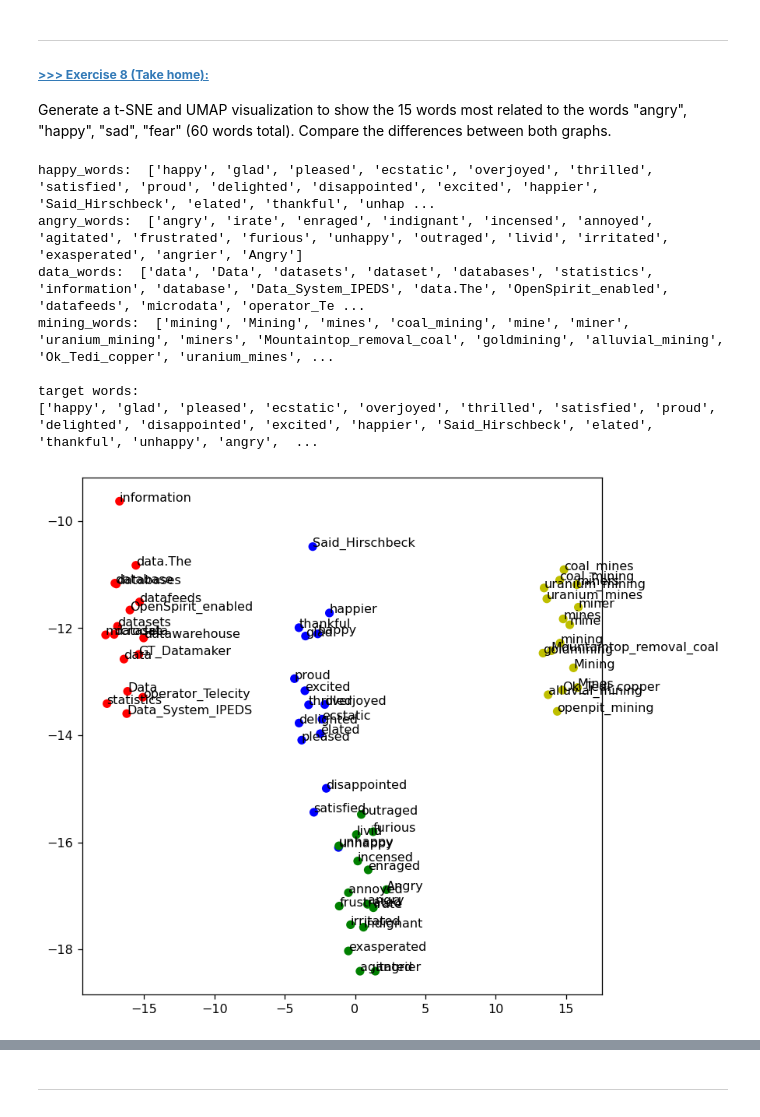
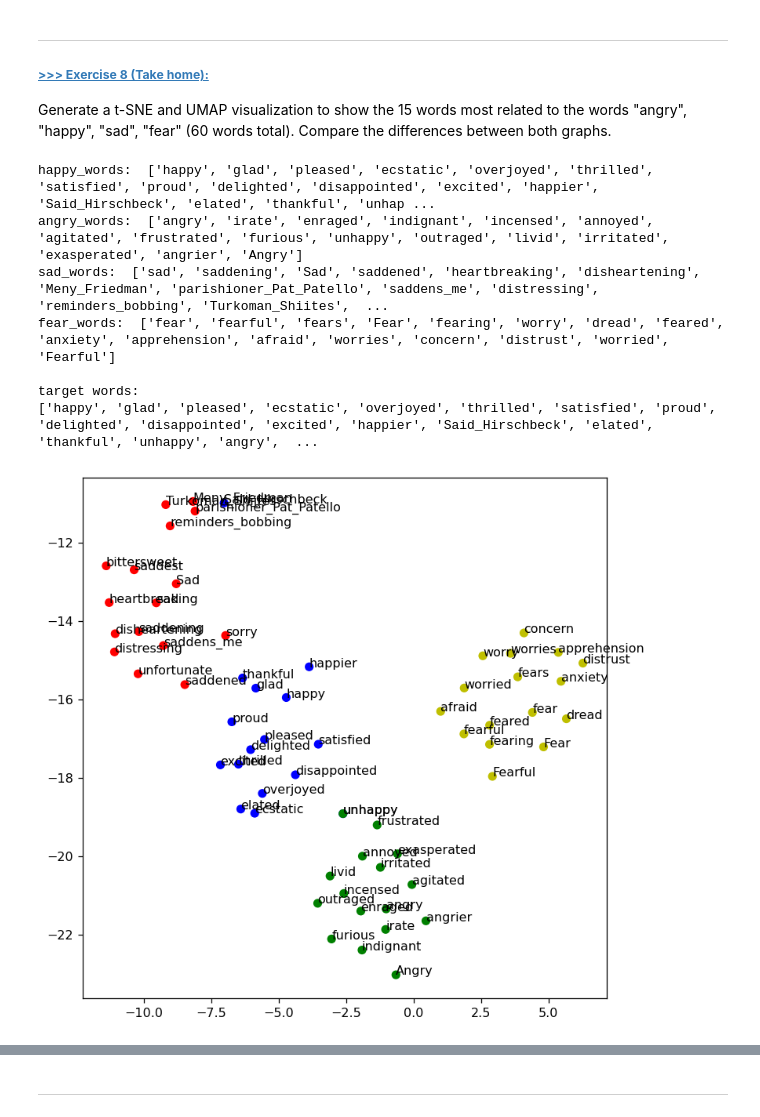
Before and after one commit to attackofthetitan/DM2025-Lab2-Exercise, a Jupyter notebook: DM2025-Lab2-Master-Phase_1.ipynb, the cells around one changed output, grey strips where cells are left out. Drawn from its saved outputs; the diff is of its cells as text; code cells hidden in the pictures.

```diff
--- a/DM2025-Lab2-Master-Phase_1.ipynb
+++ b/DM2025-Lab2-Master-Phase_1.ipynb
@@ -1235,20 +1256,20 @@ plt.show()
 Generate a t-SNE and UMAP visualization to show the 15 words most related to the words "angry", "happy", "sad", "fear" (60 words total). Compare the differences between both graphs.
 # %%
 # Answer here
-word_list = ['happy', 'angry', 'data', 'mining']
+word_list = ['happy', 'angry', 'sad', 'fear']
 
 topn = 15
 happy_words = ['happy'] + [word_ for word_, sim_ in w2v_google_model.most_similar('happy', topn=topn)]
 angry_words = ['angry'] + [word_ for word_, sim_ in w2v_google_model.most_similar('angry', topn=topn)]
-data_words = ['data'] + [word_ for word_, sim_ in w2v_google_model.most_similar('data', topn=topn)]
-mining_words = ['mining'] + [word_ for word_, sim_ in w2v_google_model.most_similar('mining', topn=topn)]
+sad_words = ['sad'] + [word_ for word_, sim_ in w2v_google_model.most_similar('sad', topn=topn)]
+fear_words = ['fear'] + [word_ for word_, sim_ in w2v_google_model.most_similar('fear', topn=topn)]
 
 print('happy_words: ', happy_words)
 print('angry_words: ', angry_words)
-print('data_words: ', data_words)
-print('mining_words: ', mining_words)
+print('sad_words: ', sad_words)
+print('fear_words: ', fear_words)
 
-target_words = happy_words + angry_words + data_words + mining_words
+target_words = happy_words + angry_words + sad_words + fear_words
 print('\ntarget words: ')
 print(target_words)
 cn = topn + 1
@@ -1268,33 +1289,33 @@ tsne = TSNE(n_components=2, metric='cosine', random_state=28)
 
 ## training
 X_tsne = tsne.fit_transform(X_train)
 
 ## plot the result
 plt.figure(figsize=(7.5, 7.5), dpi=115)
 plt.scatter(X_tsne[:target_size, 0], X_tsne[:target_size, 1], c=color)
 for label, x, y in zip(target_words, X_tsne[:target_size, 0], X_tsne[:target_size, 1]):
     plt.annotate(label, xy=(x,y), xytext=(0,0),  textcoords='offset points')
 plt.show()
 
 umap_model = umap.UMAP(n_components=2, metric='cosine', random_state=28)
 
 ## training
 X_umap = umap_model.fit_transform(X_train)
 
 ## plot the result
 plt.figure(figsize=(7.5, 7.5), dpi=115)
 plt.scatter(X_umap[:target_size, 0], X_umap[:target_size, 1], c=color)
 for label, x, y in zip(target_words, X_umap[:target_size, 0], X_umap[:target_size, 1]):
     plt.annotate(label, xy=(x,y), xytext=(0,0),  textcoords='offset points')
 plt.show()
 
 #The UMAP plot gives a cleaner, more separable picture, while the t-SNE plot shows more shape distortions and some closer overlap, especially between closely related emotions.
 # %% [output]
 happy_words:  ['happy', 'glad', 'pleased', 'ecstatic', 'overjoyed', 'thrilled', 'satisfied', 'proud', 'delighted', 'disappointed', 'excited', 'happier', 'Said_Hirschbeck', 'elated', 'thankful', 'unhap ...
 angry_words:  ['angry', 'irate', 'enraged', 'indignant', 'incensed', 'annoyed', 'agitated', 'frustrated', 'furious', 'unhappy', 'outraged', 'livid', 'irritated', 'exasperated', 'angrier', 'Angry']
-data_words:  ['data', 'Data', 'datasets', 'dataset', 'databases', 'statistics', 'information', 'database', 'Data_System_IPEDS', 'data.The', 'OpenSpirit_enabled', 'datafeeds', 'microdata', 'operator_Te ...
-mining_words:  ['mining', 'Mining', 'mines', 'coal_mining', 'mine', 'miner', 'uranium_mining', 'miners', 'Mountaintop_removal_coal', 'goldmining', 'alluvial_mining', 'Ok_Tedi_copper', 'uranium_mines', ...
+sad_words:  ['sad', 'saddening', 'Sad', 'saddened', 'heartbreaking', 'disheartening', 'Meny_Friedman', 'parishioner_Pat_Patello', 'saddens_me', 'distressing', 'reminders_bobbing', 'Turkoman_Shiites',  ...
+fear_words:  ['fear', 'fearful', 'fears', 'Fear', 'fearing', 'worry', 'dread', 'feared', 'anxiety', 'apprehension', 'afraid', 'worries', 'concern', 'distrust', 'worried', 'Fearful']
 
 target words:
 ['happy', 'glad', 'pleased', 'ecstatic', 'overjoyed', 'thrilled', 'satisfied', 'proud', 'delighted', 'disappointed', 'excited', 'happier', 'Said_Hirschbeck', 'elated', 'thankful', 'unhappy', 'angry',  ...
-[figure, old version]
+[figure, new version]
```
Also changed, not shown: parts of 18 cells of this notebook.
